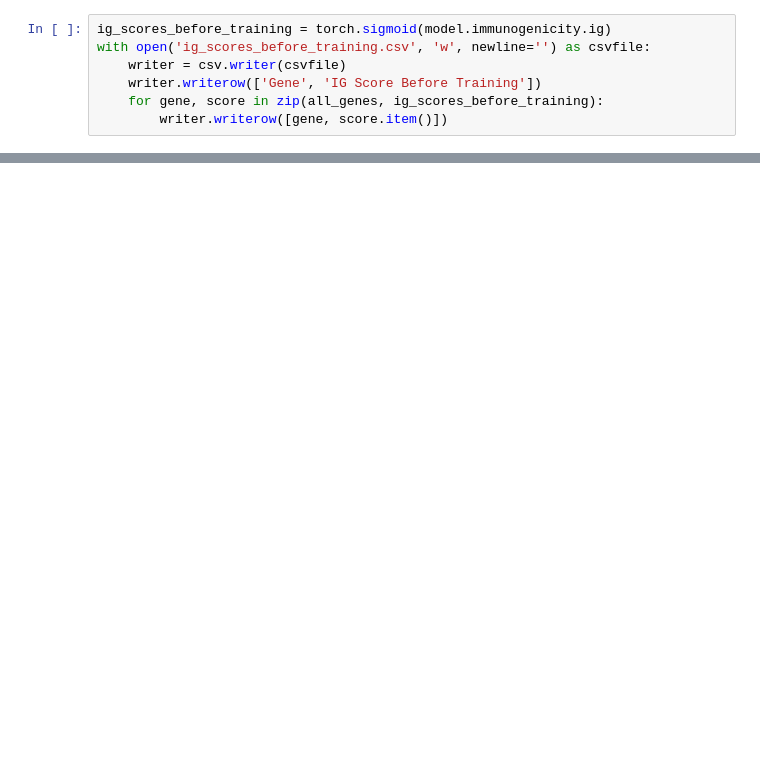
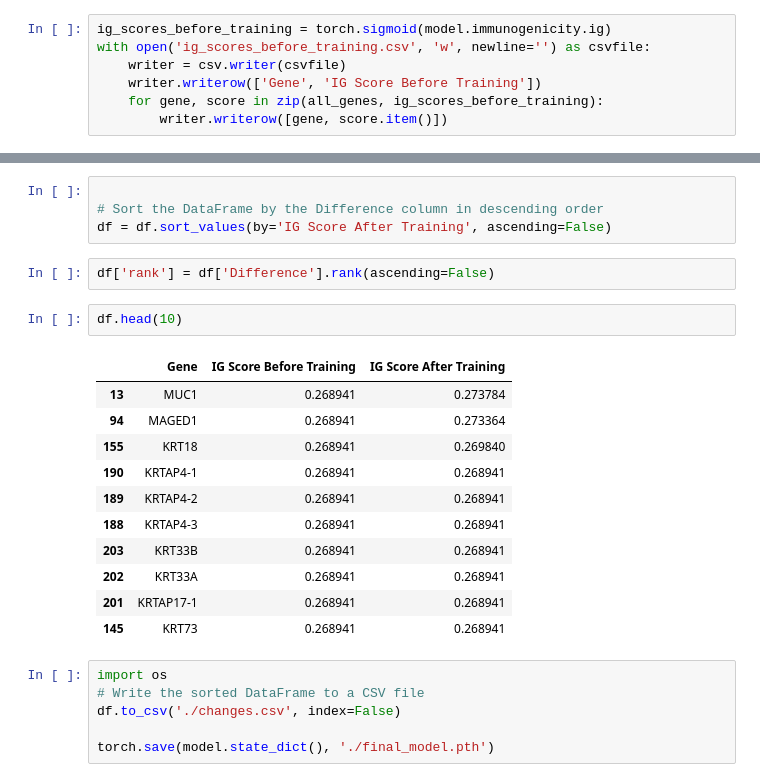
Before and after one commit to yaober/SPACER, a Jupyter notebook: train.ipynb, the cells around one changed output, grey strips where cells are left out. Cells and saved outputs as stored; diff of their text form; blank space fills up the shorter version.

```diff
--- a/train.ipynb
+++ b/train.ipynb
@@ -116,0 +153,26 @@ with open('ig_score_changes.csv', 'w', newline='') as csvfile:
+# %%
+
+# Sort the DataFrame by the Difference column in descending order
+df = df.sort_values(by='IG Score After Training', ascending=False)
+# %%
+df['rank'] = df['Difference'].rank(ascending=False)
+# %%
+df.head(10)
+# %% [output]
+|  | Gene | IG Score Before Training | IG Score After Training |
+| 13 | MUC1 | 0.268941 | 0.273784 |
+| 94 | MAGED1 | 0.268941 | 0.273364 |
+| 155 | KRT18 | 0.268941 | 0.269840 |
+| 190 | KRTAP4-1 | 0.268941 | 0.268941 |
+| 189 | KRTAP4-2 | 0.268941 | 0.268941 |
+| 188 | KRTAP4-3 | 0.268941 | 0.268941 |
+| 203 | KRT33B | 0.268941 | 0.268941 |
+| 202 | KRT33A | 0.268941 | 0.268941 |
+| 201 | KRTAP17-1 | 0.268941 | 0.268941 |
+| 145 | KRT73 | 0.268941 | 0.268941 |
+# %%
+import os
+# Write the sorted DataFrame to a CSV file
+df.to_csv('./changes.csv', index=False)
+
+torch.save(model.state_dict(), './final_model.pth')
```
Also changed, not shown: parts of 13 cells of this notebook, 17 other files.
